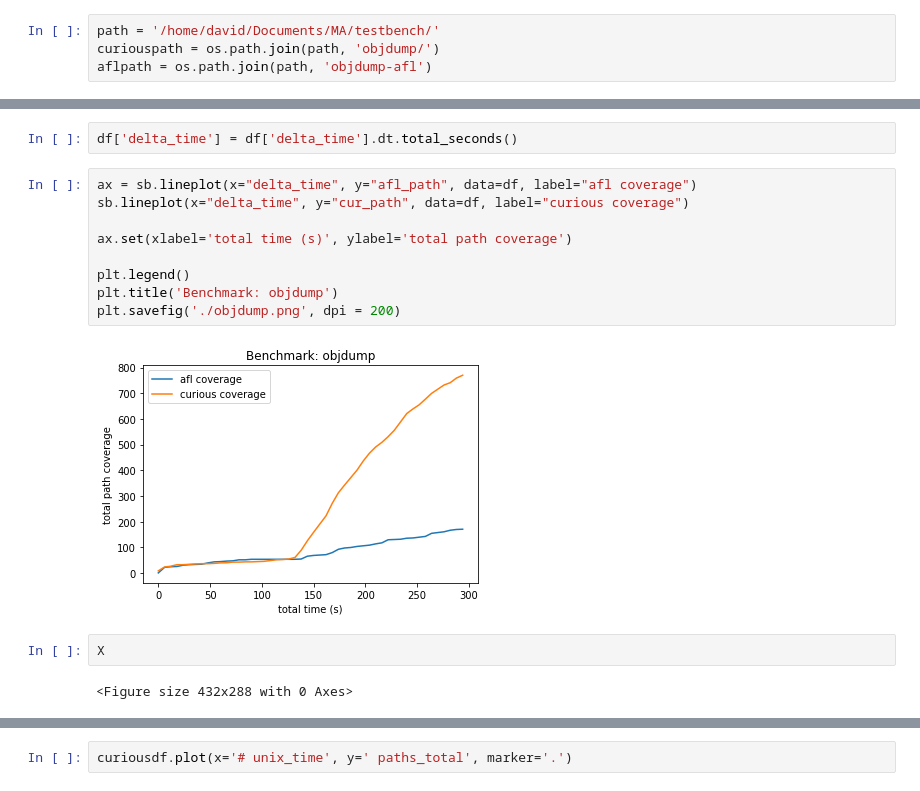
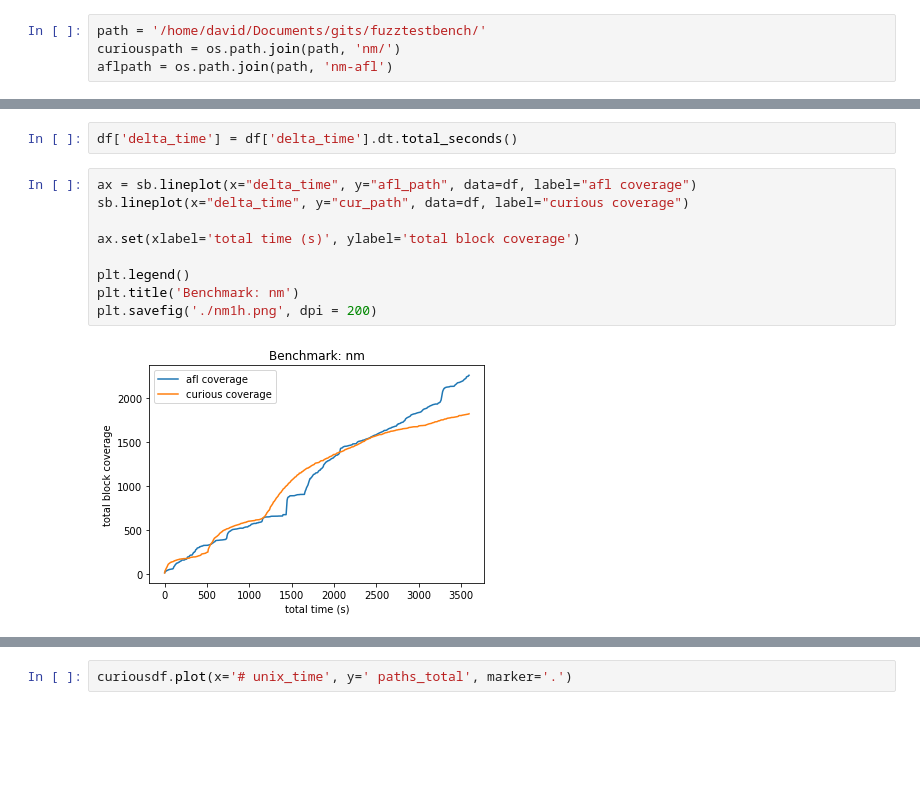
Before and after one commit to ackdav/CuriousAFL, a Jupyter notebook: Notebooks/GraphAFLOutput.ipynb, the cells around one changed output, grey strips where cells are left out. Saved outputs shown, nothing was run; the diff lists cells and outputs as text; blank space fills up the shorter version.

```diff
--- a/Notebooks/GraphAFLOutput.ipynb
+++ b/Notebooks/GraphAFLOutput.ipynb
@@ -5,9 +5,9 @@ import os
 import seaborn as sb
 import matplotlib.pyplot as plt
 # %%
-path = '/home/david/Documents/MA/testbench/'
-curiouspath = os.path.join(path, 'objdump/')
-aflpath = os.path.join(path, 'objdump-afl')
+path = '/home/david/Documents/gits/fuzztestbench/'
+curiouspath = os.path.join(path, 'nm/')
+aflpath = os.path.join(path, 'nm-afl')
 # %%
 curiousdf['date'][0]
 # %% [output]
@@ -34,15 +34,11 @@ df['delta_time'] = df['delta_time'].dt.total_seconds()
 # %%
 ax = sb.lineplot(x="delta_time", y="afl_path", data=df, label="afl coverage")
 sb.lineplot(x="delta_time", y="cur_path", data=df, label="curious coverage")
 
-ax.set(xlabel='total time (s)', ylabel='total path coverage')
+ax.set(xlabel='total time (s)', ylabel='total block coverage')
 
 plt.legend()
-plt.title('Benchmark: objdump')
-plt.savefig('./objdump.png', dpi = 200)
+plt.title('Benchmark: nm')
+plt.savefig('./nm1h.png', dpi = 200)
 # %% [output]
-[figure, old version]
+[figure, new version]
-# %%
-X
-# %% [output]
-<Figure size 432x288 with 0 Axes>
```
Also changed, not shown: parts of 3 cells of this notebook, 3 other files.
